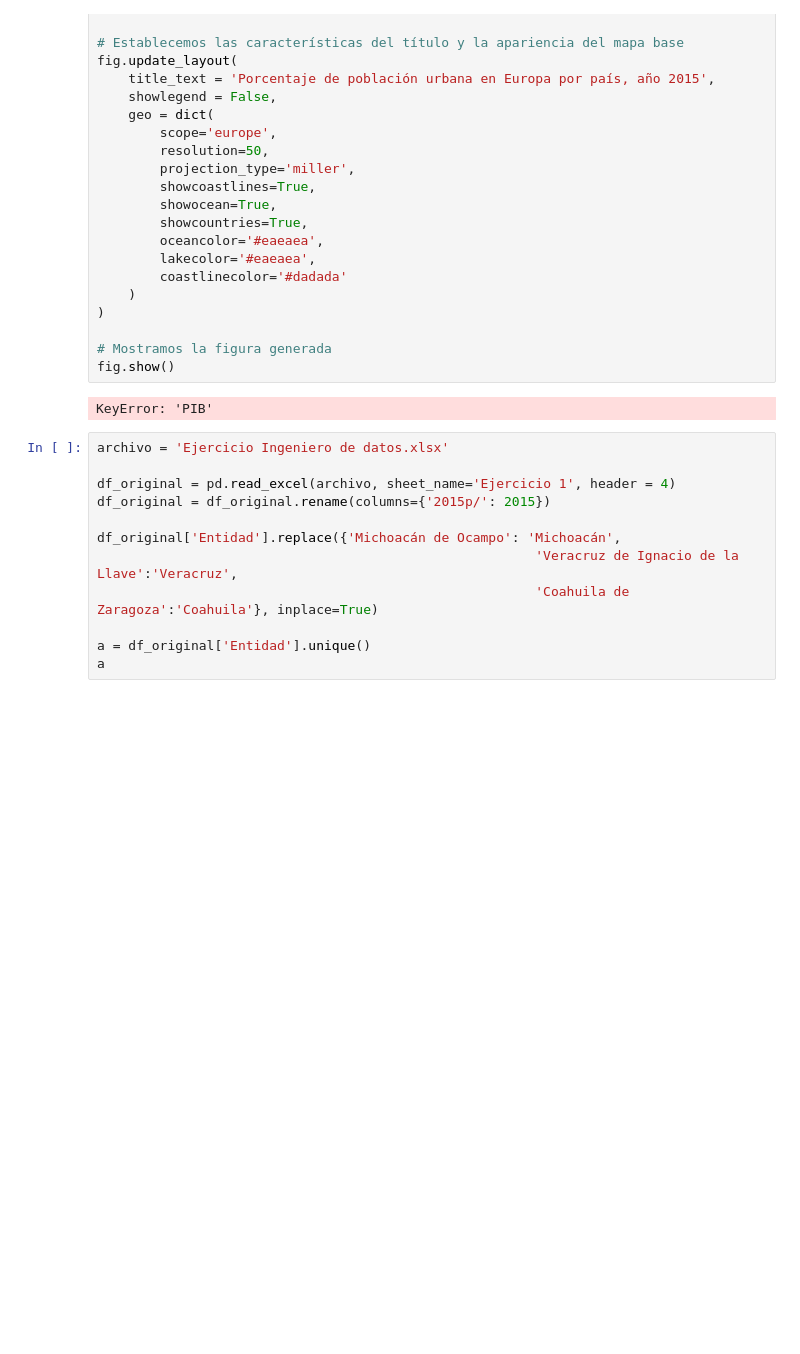
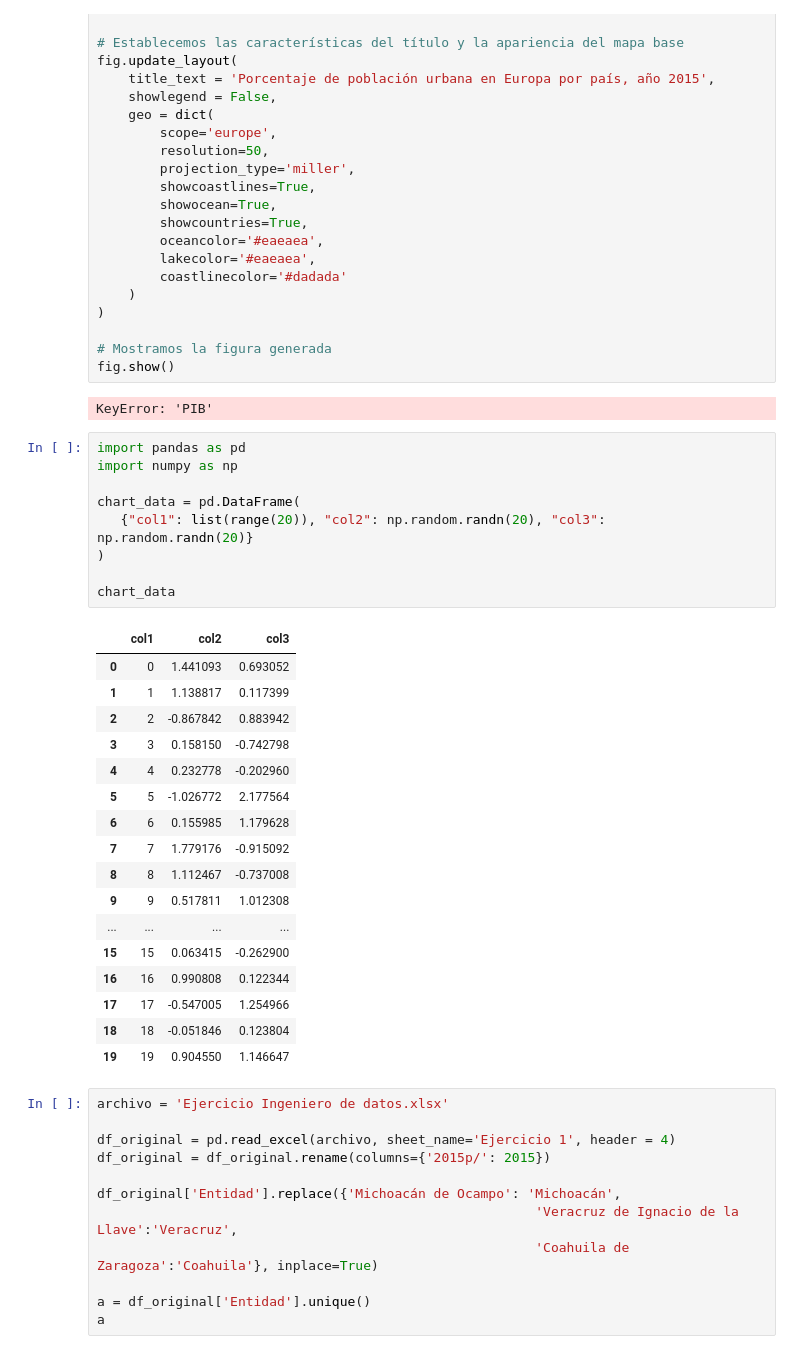
Before and after one commit to alexisalamea271828/pib_mexico, a Jupyter notebook: pruebas.ipynb, the cells around one changed output. Drawn from its saved outputs; the diff is of its cells as text; blank space fills up the shorter version.

```diff
--- a/pruebas.ipynb
+++ b/pruebas.ipynb
@@ -416,6 +468,33 @@ fig.update_layout(
 fig.show()
 # %% [output]
 KeyError: 'PIB'
+# %%
+import pandas as pd
+import numpy as np
+
+chart_data = pd.DataFrame(
+   {"col1": list(range(20)), "col2": np.random.randn(20), "col3": np.random.randn(20)}
+)
+
+chart_data
+# %% [output]
+|  | col1 | col2 | col3 |
+| 0 | 0 | 1.441093 | 0.693052 |
+| 1 | 1 | 1.138817 | 0.117399 |
+| 2 | 2 | -0.867842 | 0.883942 |
+| 3 | 3 | 0.158150 | -0.742798 |
+| 4 | 4 | 0.232778 | -0.202960 |
+| 5 | 5 | -1.026772 | 2.177564 |
+| 6 | 6 | 0.155985 | 1.179628 |
+| 7 | 7 | 1.779176 | -0.915092 |
+| 8 | 8 | 1.112467 | -0.737008 |
+| 9 | 9 | 0.517811 | 1.012308 |
+| ... | ... | ... | ... |
+| 15 | 15 | 0.063415 | -0.262900 |
+| 16 | 16 | 0.990808 | 0.122344 |
+| 17 | 17 | -0.547005 | 1.254966 |
+| 18 | 18 | -0.051846 | 0.123804 |
+| 19 | 19 | 0.904550 | 1.146647 |
 # %%
 archivo = 'Ejercicio Ingeniero de datos.xlsx'
 
```
Also changed, not shown: parts of 3 cells of this notebook, 4 other files.
